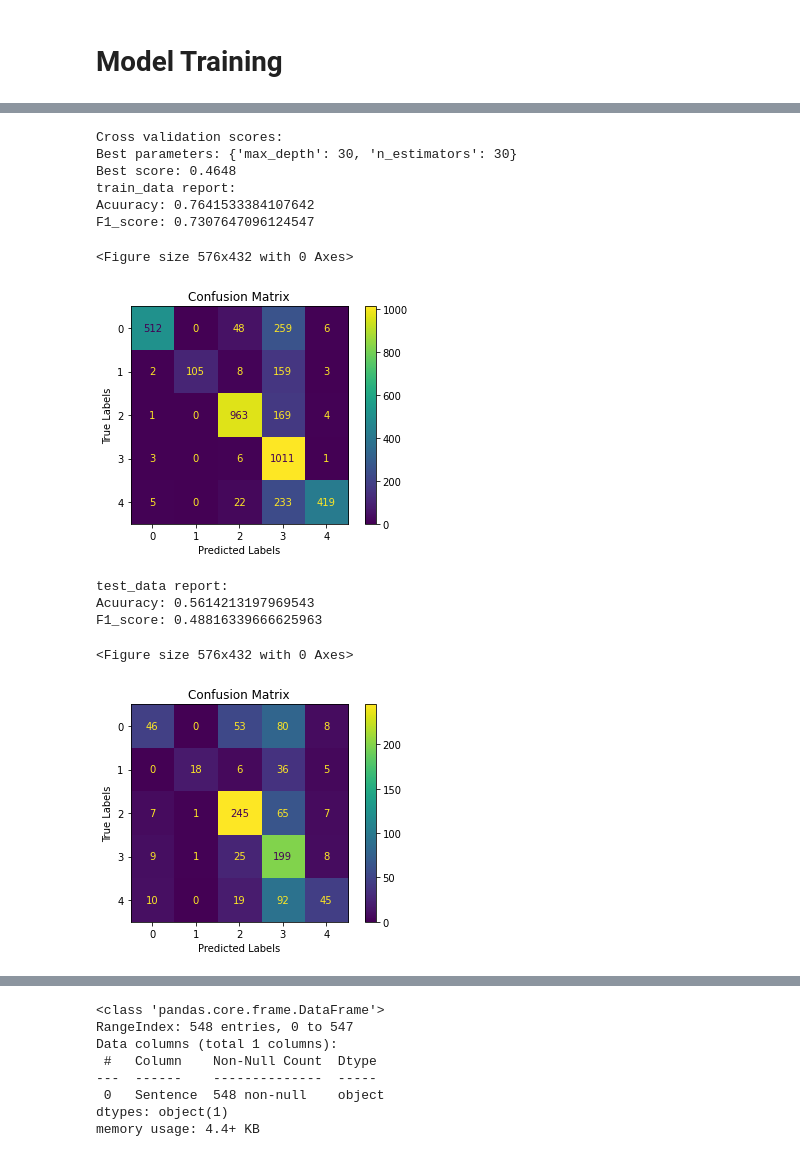
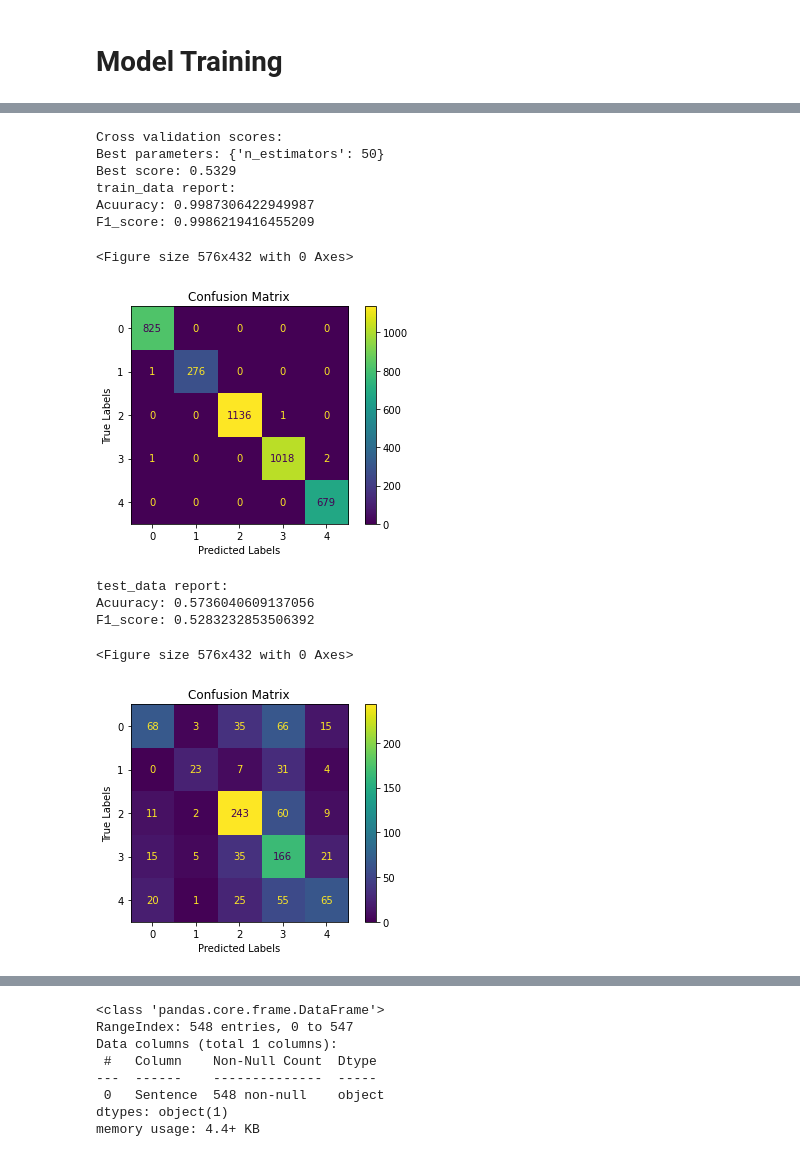
Before and after one commit to alib2014/Persian_sentiment_analysis, a Jupyter notebook: persian_sa.ipynb, the cells around one changed output, grey strips where cells are left out. Cells and saved outputs as stored; diff of their text form; code cells hidden in the pictures.

```diff
--- a/persian_sa.ipynb
+++ b/persian_sa.ipynb
@@ -167,3 +173,0 @@ def num_omitter(data):
-# %%
-data = num_omitter(data)
-data.head()
@@ -257,0 +255,9 @@ vectorized_x_test.shape
+# %%
+from imblearn.over_sampling import SMOTE
+
+def sampler(train_X, train_y):
+    train_x, train_y = SMOTE().fit_resample(train_X, train_y)
+
+    return train_x, train_y
+# %%
+vectorized_x_train, train_y = sampler(vectorized_x_train, train_y)
@@ -329,6 +347,10 @@ def pipline(train, test, model, param_grid):
     # column name setting
     train = column_name_set(train)
     test = column_name_set(test)
+
+    # make lower_case
+    train = lower_case(train)
+    test = lower_case(test)
 
     # changing ی in the text
     train['Sentence'] = train['Sentence'].apply(normalize_yeh)
@@ -346,10 +368,6 @@ def pipline(train, test, model, param_grid):
     # lemmatizing the text
     train = text_lemmatizer(train)
     test = text_lemmatizer(test)
-
-    # omitting digits
-    test = num_omitter(test)
-    test = num_omitter(test)
 
     # target splitting
     train_x, train_y, test_x, test_y = target_split(train, test)
@@ -402,30 +420,30 @@ F1_score: 0.4577247093527676
 # %%
 from sklearn.ensemble import RandomForestClassifier
 
 # Data splitting
 data2 = data.copy()
 train_data, test_data = splitter(data2)
 
 param_grid=[
-    {'max_depth': [10, 20, 30], 'n_estimators': [30, 40, 50]}
+    {'n_estimators': [30, 40, 50]}
 ]
 
 rf_classifier = RandomForestClassifier(random_state=42, criterion='gini')
 y_pred = pipline(train_data, test_data, rf_classifier, param_grid)
 # %% [output]
 Cross validation scores:
-Best parameters: {'max_depth': 30, 'n_estimators': 30}
-Best score: 0.4648
+Best parameters: {'n_estimators': 50}
+Best score: 0.5329
 train_data report:
-Acuuracy: 0.7641533384107642
-F1_score: 0.7307647096124547
+Acuuracy: 0.9987306422949987
+F1_score: 0.9986219416455209
 <Figure size 576x432 with 0 Axes>
-[figure, old version]
+[figure, new version]
 test_data report:
-Acuuracy: 0.5614213197969543
-F1_score: 0.48816339666625963
+Acuuracy: 0.5736040609137056
+F1_score: 0.5283232853506392
 <Figure size 576x432 with 0 Axes>
-[figure, old version]
+[figure, new version]
 # %%
 from xgboost import XGBClassifier
 
```
Also changed, not shown: parts of 23 cells of this notebook, 2 other files.
